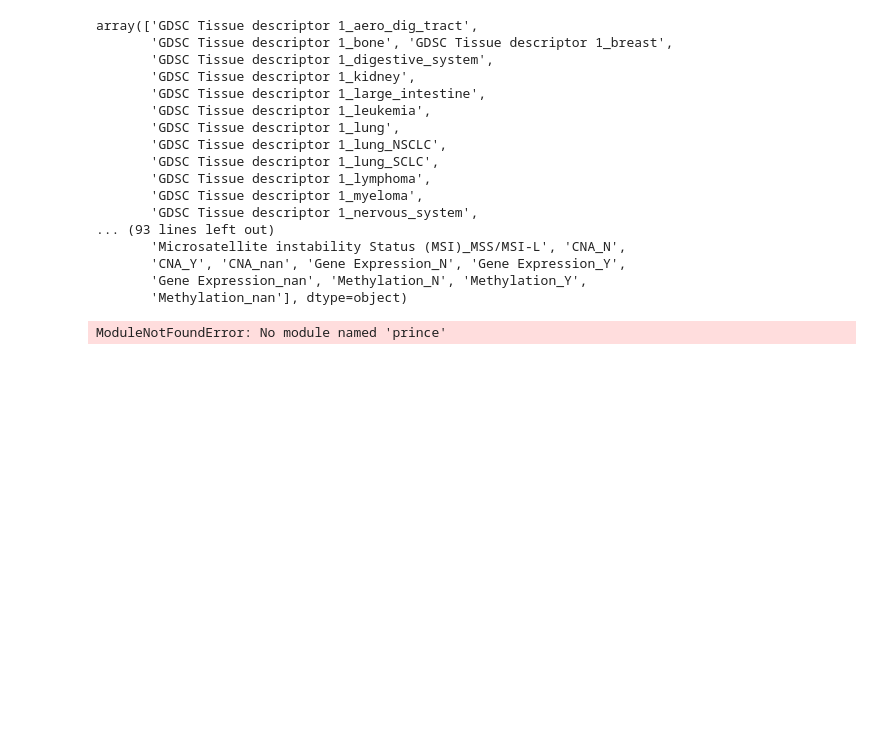
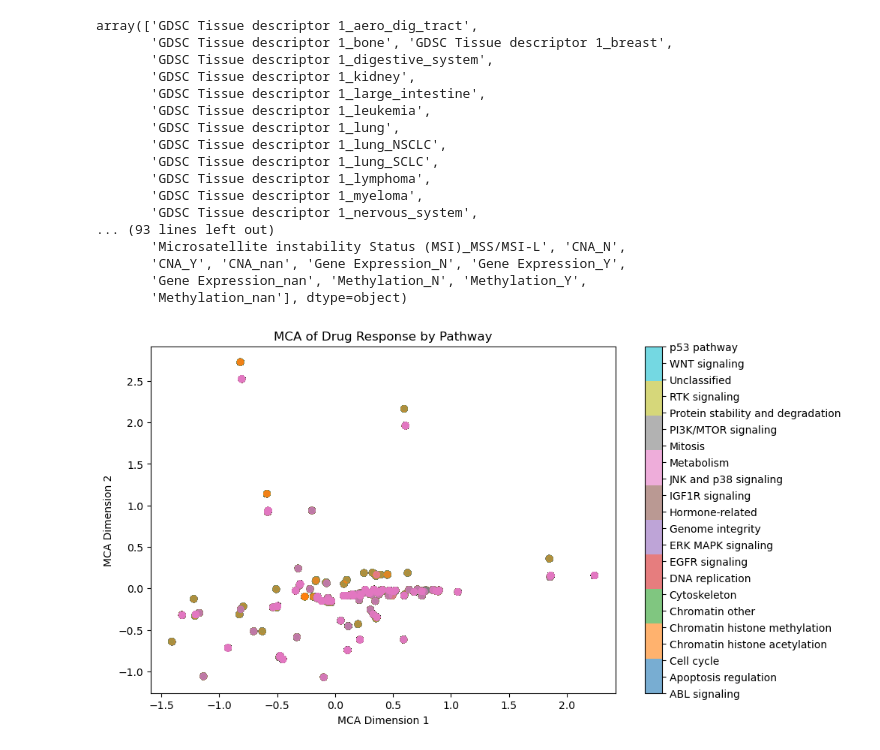
Before and after one commit to hongsheng-lai/ML_GDSC, a Jupyter notebook: main.ipynb, the cells around one changed output. Saved outputs shown, nothing was run; the diff lists cells and outputs as text; code cells hidden in the pictures; blank space fills up the shorter version.

```diff
--- a/main.ipynb
+++ b/main.ipynb
@@ -290,40 +330,37 @@ import pandas as pd
 import matplotlib.pyplot as plt
 
 # 假设data_filtered是你的原始DataFrame，所有特征为分类变量
 # 注意：这里不需要先进行one-hot encoding
 
 # 实施MCA
 mca = prince.MCA(n_components=2, random_state=42)
 mca_result = mca.fit_transform(X)
 
 # 获取pathway类别编码，用于可视化
 pathway_cat = pd.Categorical(data_filtered['TARGET_PATHWAY'])
 
 # 构建结果DataFrame
-mca_df = pd.DataFrame(
-    mca_result,
-    columns=['Dim1', 'Dim2'],
-    index=data_filtered.index
-)
-mca_df['ClusterCode'] = pathway_cat.codes
+mca_result.columns = ['Dim1', 'Dim2']
+mca_result['ClusterCode'] = pathway_cat.codes
+mca_result
 
 # 绘制MCA结果散点图
 plt.figure(figsize=(10,6))
 sc = plt.scatter(
-    mca_df['Dim1'],
-    mca_df['Dim2'],
-    c=mca_df['ClusterCode'],
+    mca_result['Dim1'],
+    mca_result['Dim2'],
+    c=mca_result['ClusterCode'],
     cmap='tab10',
     alpha=0.6
 )
 
 # 添加colorbar显示每个类别名称
 cbar = plt.colorbar(sc, ticks=range(len(pathway_cat.categories)))
 cbar.ax.set_yticklabels(pathway_cat.categories)
 
 plt.title('MCA of Drug Response by Pathway')
 plt.xlabel('MCA Dimension 1')
 plt.ylabel('MCA Dimension 2')
 plt.show()
 # %% [output]
-ModuleNotFoundError: No module named 'prince'
+[figure, added]
```
Also changed, not shown: parts of 8 cells of this notebook, 6 other files.
